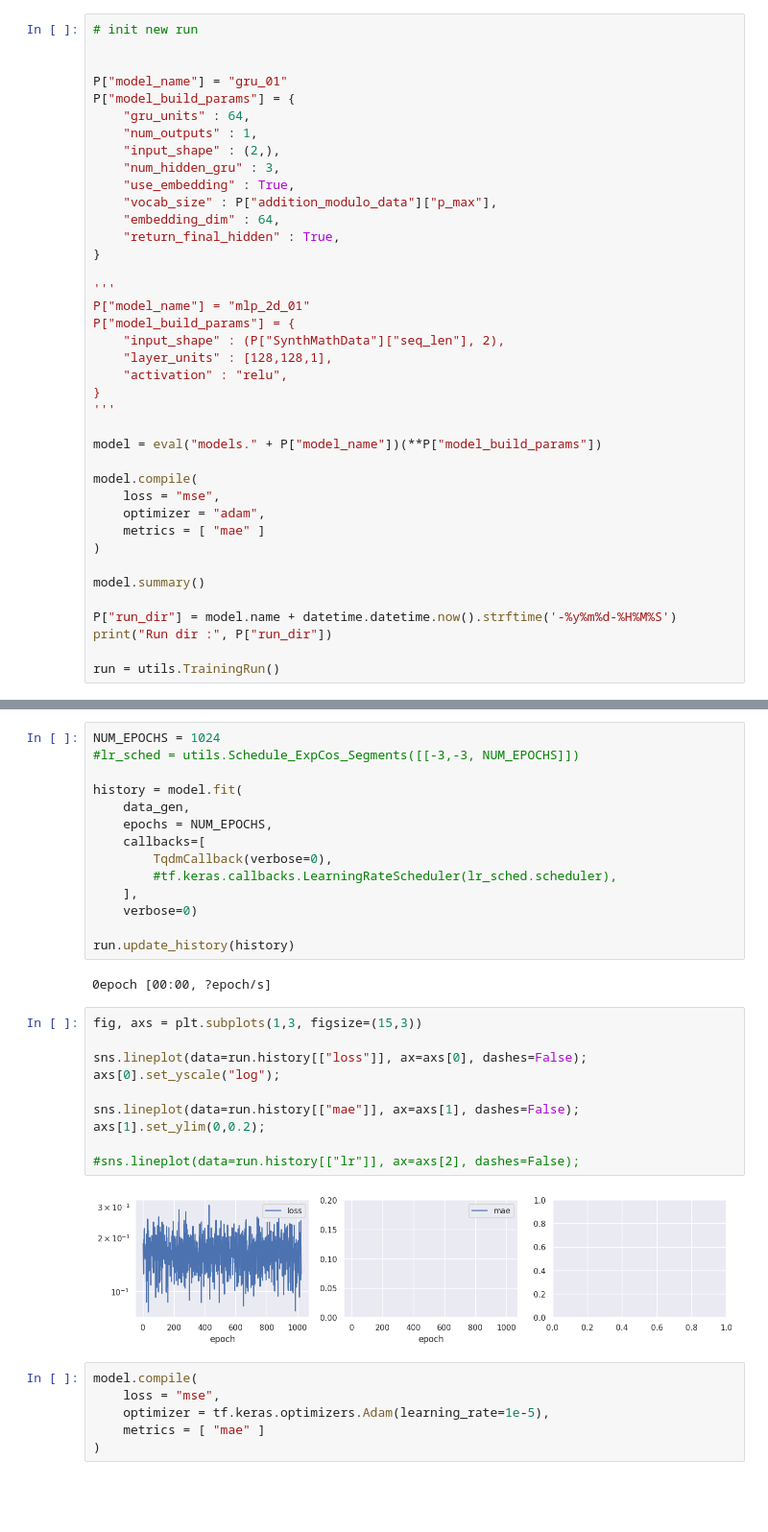
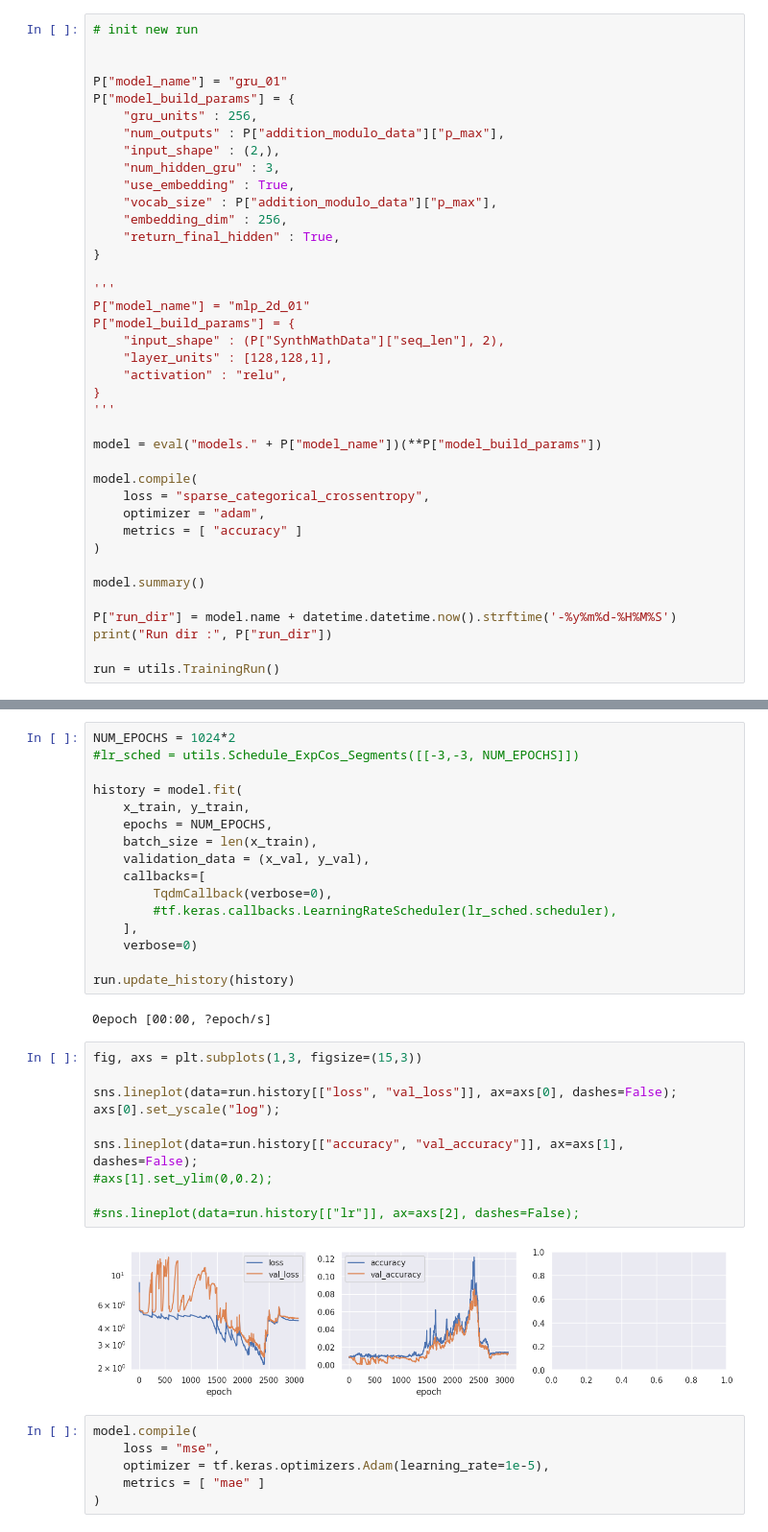
Before and after one commit to FriedChips/dl_basics, a Jupyter notebook: experiments/modulo_arithmetic.ipynb, the cells around one changed output, grey strips where cells are left out. Shown at 96% size. Drawn from its saved outputs; the diff is of its cells as text; blank space fills up the shorter version.

```diff
--- a/experiments/modulo_arithmetic.ipynb
+++ b/experiments/modulo_arithmetic.ipynb
@@ -61,13 +66,13 @@ print(x_train.shape, x_val.shape, y_train.shape, y_val.shape)
 
 P["model_name"] = "gru_01"
 P["model_build_params"] = {
-    "gru_units" : 64,
-    "num_outputs" : 1,
+    "gru_units" : 256,
+    "num_outputs" : P["addition_modulo_data"]["p_max"],
     "input_shape" : (2,),
     "num_hidden_gru" : 3,
     "use_embedding" : True,
     "vocab_size" : P["addition_modulo_data"]["p_max"],
-    "embedding_dim" : 64,
+    "embedding_dim" : 256,
     "return_final_hidden" : True,
 }
 
@@ -83,9 +88,9 @@ P["model_build_params"] = {
 model = eval("models." + P["model_name"])(**P["model_build_params"])
 
 model.compile(
-    loss = "mse",
+    loss = "sparse_categorical_crossentropy",
     optimizer = "adam",
-    metrics = [ "mae" ]
+    metrics = [ "accuracy" ]
 )
 
 model.summary()
@@ -118,10 +120,12 @@ Run dir : gru_01-230409-172421
 # %%
-NUM_EPOCHS = 1024
+NUM_EPOCHS = 1024*2
 #lr_sched = utils.Schedule_ExpCos_Segments([[-3,-3, NUM_EPOCHS]])
 
 history = model.fit(
-    data_gen,
+    x_train, y_train,
     epochs = NUM_EPOCHS,
+    batch_size = len(x_train),
+    validation_data = (x_val, y_val),
     callbacks=[
         TqdmCallback(verbose=0),
         #tf.keras.callbacks.LearningRateScheduler(lr_sched.scheduler),
@@ -134,15 +138,15 @@ run.update_history(history)
 # %%
 fig, axs = plt.subplots(1,3, figsize=(15,3))
 
-sns.lineplot(data=run.history[["loss"]], ax=axs[0], dashes=False);
+sns.lineplot(data=run.history[["loss", "val_loss"]], ax=axs[0], dashes=False);
 axs[0].set_yscale("log");
 
-sns.lineplot(data=run.history[["mae"]], ax=axs[1], dashes=False);
-axs[1].set_ylim(0,0.2);
+sns.lineplot(data=run.history[["accuracy", "val_accuracy"]], ax=axs[1], dashes=False);
+#axs[1].set_ylim(0,0.2);
 
 #sns.lineplot(data=run.history[["lr"]], ax=axs[2], dashes=False);
 # %% [output]
-[figure, old version]
+[figure, new version]
 # %%
 model.compile(
     loss = "mse",
```
Also changed, not shown: parts of 3 cells of this notebook.
